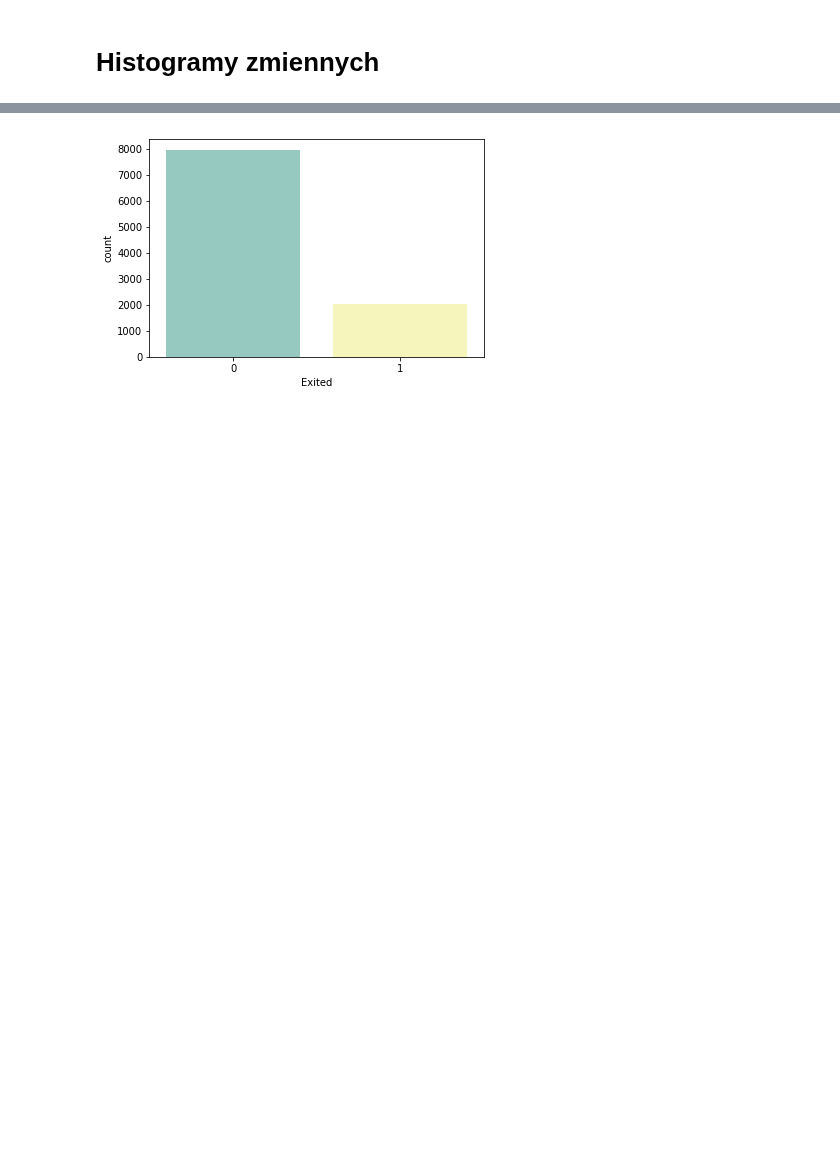
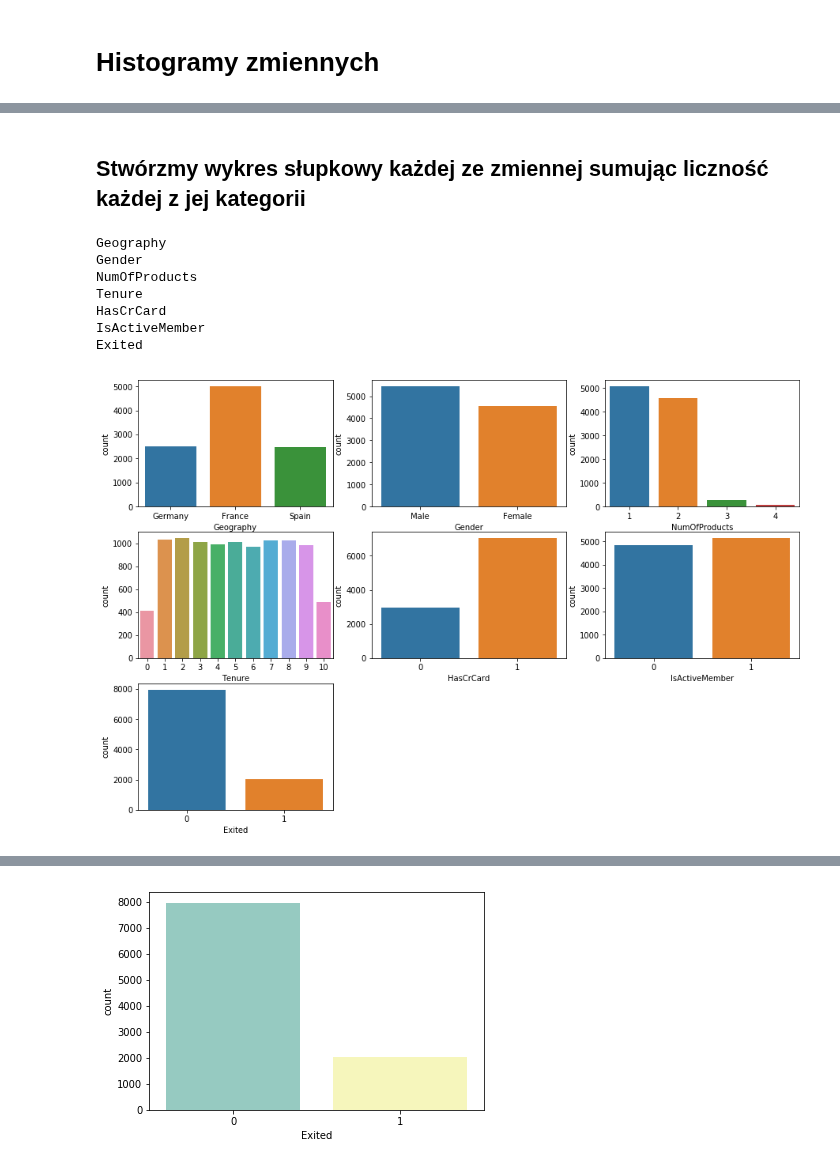
Before and after one commit to Dalthirr/NeuralNetworks, a Jupyter notebook: EDA.ipynb, the cells around one changed output, grey strips where cells are left out. Saved outputs shown, nothing was run; the diff lists cells and outputs as text; code cells hidden in the pictures; blank space fills up the shorter version.

```diff
--- a/EDA.ipynb
+++ b/EDA.ipynb
@@ -183,0 +214,4 @@ Wykonam kilka pairplotow, by zobaczyć, jak różne cechy wpływają na nasz tar
+# %%
+df_categorical = df[['Geography',
+                     'Gender','NumOfProducts','Tenure',
+                     'HasCrCard','IsActiveMember','Exited']]
@@ -183,0 +227,17 @@ Wykonam kilka pairplotow, by zobaczyć, jak różne cechy wpływają na nasz tar
+# %% [markdown]
+## Stwórzmy wykres słupkowy każdej ze zmiennej sumując liczność każdej z jej kategorii
+# %%
+plt.figure(figsize=(15,10))
+for i in range(1, 8):
+    plt.subplot(3, 3, i)
+    print(df_categorical.columns[i-1])
+    sns.countplot(x=df_categorical.columns[i-1], data=df_categorical)
+# %% [output]
+Geography
+Gender
+NumOfProducts
+Tenure
+HasCrCard
+IsActiveMember
+Exited
+[figure, added]
```
Also changed, not shown: parts of 47 cells of this notebook, 13 other files.
